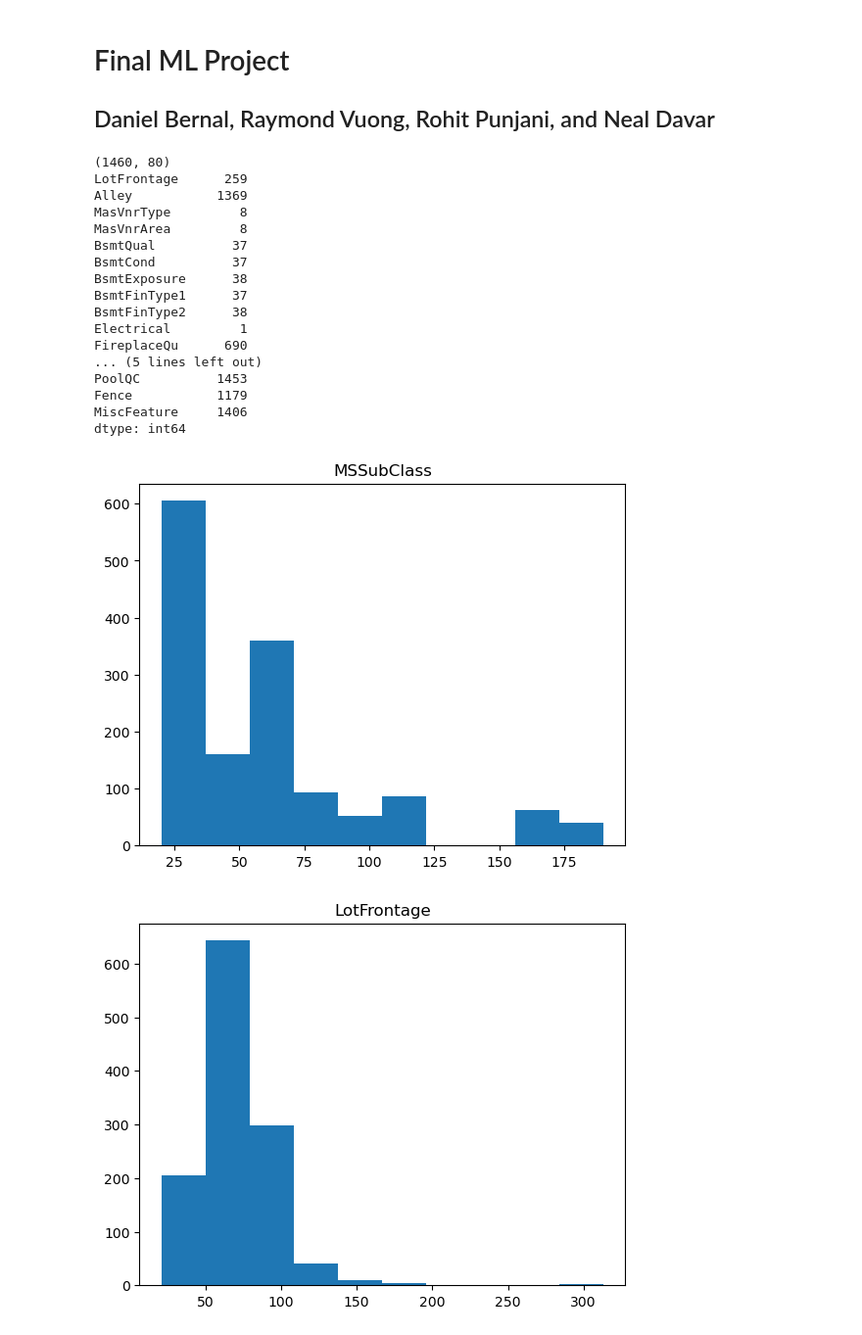
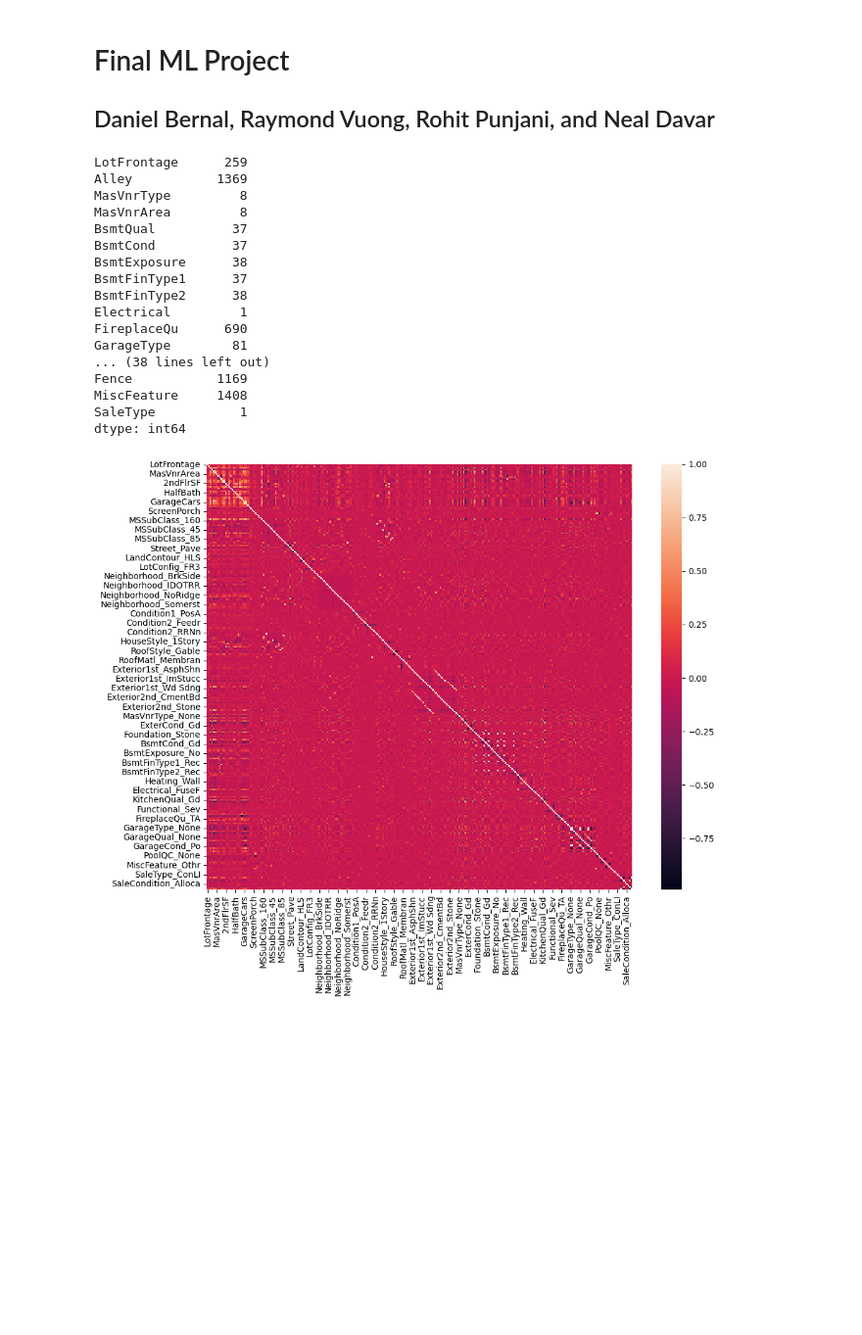
Before and after one commit to nxdavar/FinalMLProject, a Jupyter notebook: FinalProject.ipynb, the cells around one changed output. Shown at 98% size. Saved outputs shown, nothing was run; the diff lists cells and outputs as text; code cells hidden in the pictures; blank space fills up the shorter version.

Commit message:
clean up cells

```diff
--- a/FinalProject.ipynb
+++ b/FinalProject.ipynb
@@ -248,46 +241,42 @@ training = pd.read_csv("train.csv")
 testing = pd.read_csv("housing_testing.csv")
 
 
-# print(training['MSSubClass'])
-# print(type(training['MSSubClass'][0]))
-
-# Visualize the distribution for each feature:
-# print(training.describe())
 
 # 1. Data Cleaning
-training, testing = clean_data(training, testing)
-# print(training.head())
+training = clean_data(training)
+testing = clean_data(testing)
 
+
+# one_hot_encoder(training, testing)
 
 #2. Data Cleaning Pt. 2
 # run_isolation_forest(training)
 
 
 # 2. Normalization
 # train_norm, test_norm = normalize_data(training, testing)
 
 
 # # 2. Normalization
 # train_norm, test_norm = normalize_data(training, testing)
 
 # #3. Data Exploration:
 # %% [output]
-(1460, 80)
 LotFrontage      259
 Alley           1369
 MasVnrType         8
 MasVnrArea         8
 BsmtQual          37
 BsmtCond          37
 BsmtExposure      38
 BsmtFinType1      37
 BsmtFinType2      38
 Electrical         1
 FireplaceQu      690
-... (5 lines left out)
-PoolQC          1453
-Fence           1179
-MiscFeature     1406
+GarageType        81
+... (38 lines left out)
+Fence           1169
+MiscFeature     1408
+SaleType           1
 dtype: int64
-[figure, old version]
+[figure, new version]
-[figure, removed]
```
Also changed, not shown: parts of 3 cells of this notebook.
